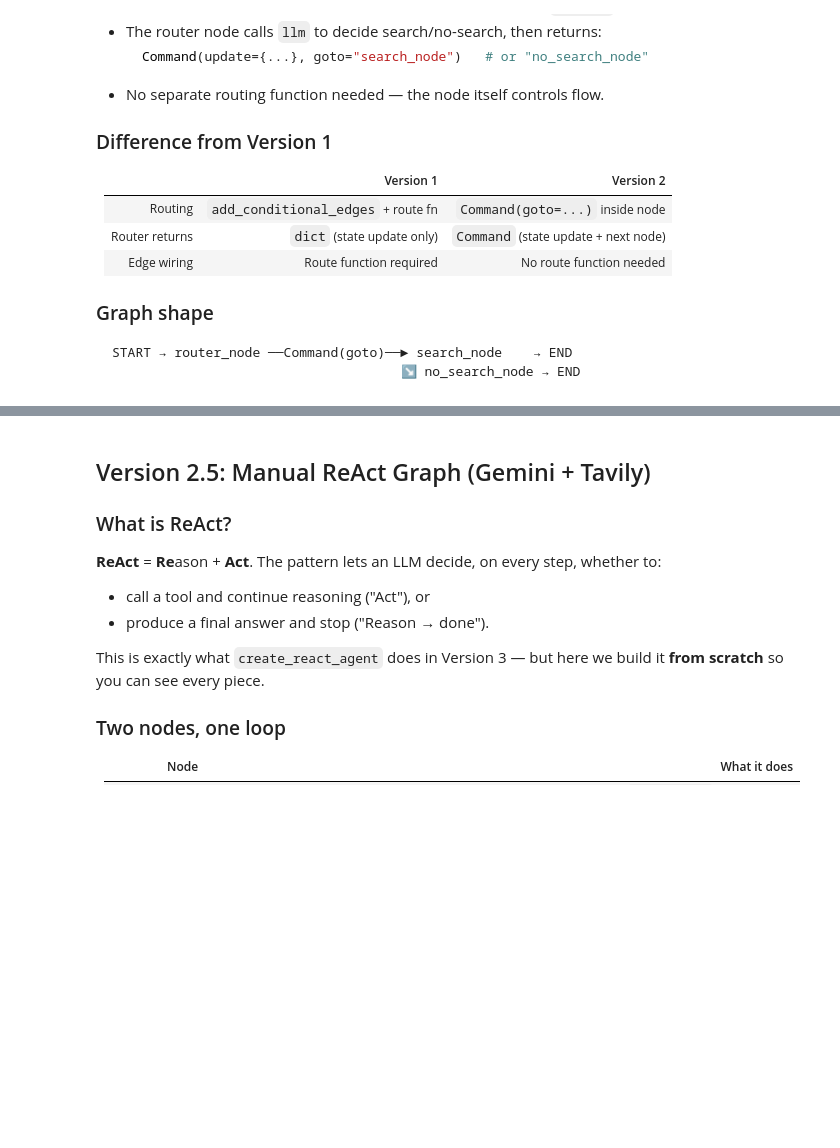
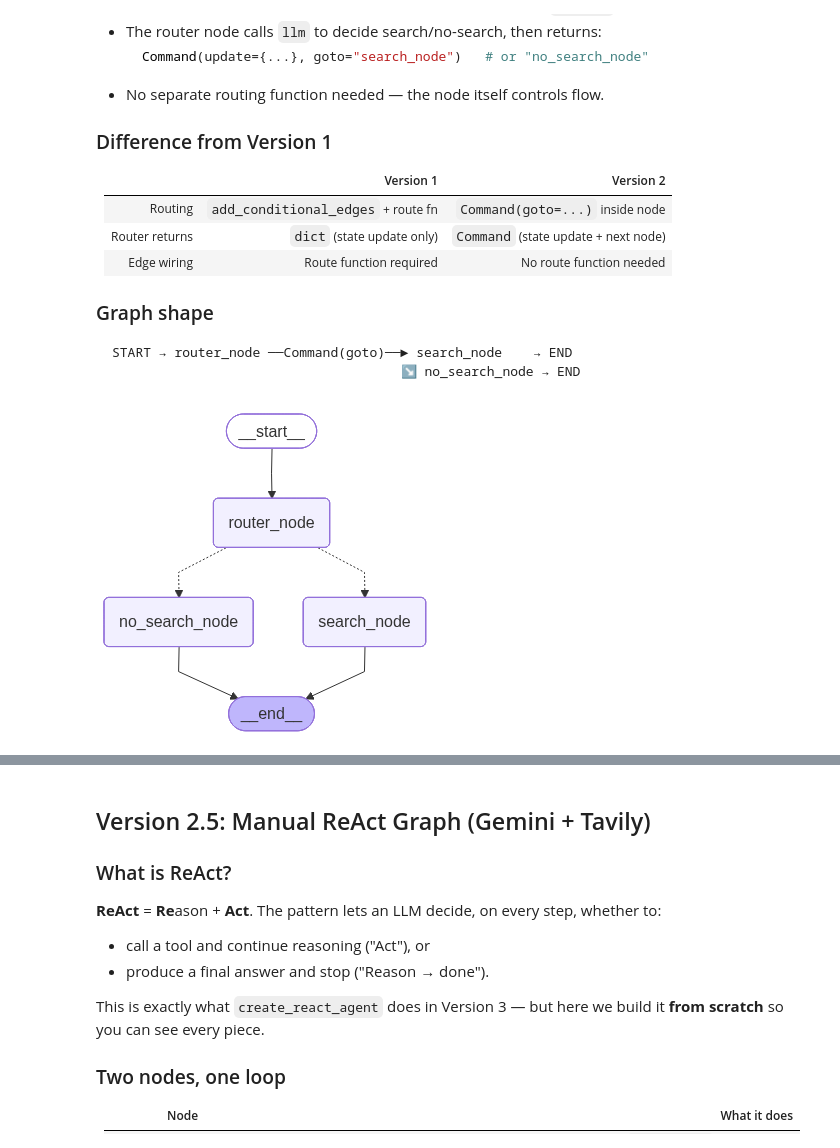
Before and after one commit to MacPhuPhong/Agentic_bootcamp, a Jupyter notebook: agent_101/graph_search_tools_exercise.ipynb, the cells around one changed output, grey strips where cells are left out. Saved outputs shown, nothing was run; the diff lists cells and outputs as text; code cells hidden in the pictures; blank space fills up the shorter version.

Commit message:
Update agent_101 graph search tools and checkpoint memory notebooks

```diff
--- a/agent_101/graph_search_tools_exercise.ipynb
+++ b/agent_101/graph_search_tools_exercise.ipynb
@@ -76,7 +76,7 @@ if MODEL_PROVIDER == "openai":
 else:
     assert GEMINI_API_KEY, "GEMINI_API_KEY not found — check your .env file"
     llm = ChatGoogleGenerativeAI(
-        model="gemini-2.0-flash-lite",
+        model="gemini-1.5-flash",
         google_api_key=GEMINI_API_KEY,
         temperature=0,
     )
@@ -208,7 +208,7 @@ if MODEL_PROVIDER == "openai":
 else:
     assert GEMINI_API_KEY, "genini api key not found"
     llm = ChatGoogleGenerativeAI(
-        model = "gemini-2.0-flash-lite",
+        model = "gemini-2.5-flash",
         api_key = GEMINI_API_KEY,
         temperature = 0,
     )
@@ -600,41 +610,118 @@ def v2_router_node(state: V2State) -> Command[Literal["search_node", "no_search_
     # 1) Build a yes/no prompt and call llm.invoke(prompt)
     # 2) Parse "yes"/"no" from response.content → pick goto target
     # 3) Return Command(update={"question": state["question"], "answer": ""}, goto=<target>)
-    raise NotImplementedError("Implement v2_router_node")
+
+    #
+    logger.info("v2_router_node | Analyzing question: %s", state['question'])
+
+    #
+    prompt = f"""Does the following question require a web search for real-time or current information?
+Question: {state['question']}
+
+Answer with only "yes" or "no".
+
+Examples:
+- "what is the current weather in Tokyo?" -> yes (needs real-time date)
+- "what is 2 + 2?" -> no (basic knowledge)
+- "what is the latest news about AI?" -> yes (needs current information)
+- "what is the capital of france?" -> no (static knowledge)
+
+Answer:    """
+
+    #
+    response = llm.invoke(prompt)
+
+    #
+    answer = response.content.lower().strip()
+
+    #
+    needs_search = 'yes' in answer
+
+    #
+    target = "search_node" if needs_search else "no_search_node"
+    logger.info(f"v2_router_node | LLM decide: {answer} -> routing to {target}")
+
+    return Command(
+        update={'question': state['question'], 'answer': ""},
+        goto=target
+    )
 
 
 def v2_search_node(state: V2State) -> V2State:
     # TODO:
     # 1) Call tavily_search.invoke(state["question"])
     # 2) Summarize snippets with llm
     # 3) Return {**state, "answer": summary.content}
-    raise NotImplementedError("Implement v2_search_node")
+
+    #
+    logger.info("v2_search_node | searching for: %s", state["question"])
+
+    #
+    search_results = tavily_search.invoke(state["question"])
+    logger.debug("v2_search_node | search results length: %d", len(search_results))
+
+    #
+    summarize_prompt = f"""Based on the following search results, provide a concise and helpful answer to the user's question.
+
+User's question: {state["question"]}
+
+Search results: {search_results}
+
+Please provide a clear, information answer based on this information:
+"""
+
+    #
+    summary_response = llm.invoke(summarize_prompt)
+    answer = summary_response.content
+
+    logger.info("v2_search_node | Generated answer length: %d chars", len(answer))
+
+    return Command(
+        update={'answer':answer},
+        goto = "END"
+    )
 
 
 def v2_no_search_node(state: V2State) -> V2State:
     # TODO:
     # 1) Call llm.invoke(state["question"])
     # 2) Return {**state, "answer": response.content}
-    raise NotImplementedError("Implement v2_no_search_node")
+
+    #
+    logger.info("v2_no_search_node | Answering directly: %s",state['question'])
+
+    #
+    response = llm.invoke(state["question"])
+    answer = response.content
+
+    #
+    logger.info("v2_no_search_node | Generated direct answer length: %d chars", len(answer))
+
+    return Command(
+        update={'answer': answer},
+        goto="END"
+    )
 
 
 v2_builder = StateGraph(V2State)
 v2_builder.add_node("router_node", v2_router_node)
 v2_builder.add_node("search_node", v2_search_node)
 v2_builder.add_node("no_search_node", v2_no_search_node)
 
 v2_builder.add_edge(START, "router_node")
 v2_builder.add_edge("search_node", END)
 v2_builder.add_edge("no_search_node", END)
 
 # TODO: compile graph into v2_graph
 #       v2_graph = v2_builder.compile()
-v2_graph = None
+v2_graph = v2_builder.compile()
 
 # ── Visualize (auto-renders once you compile above) ───────────────────────────
 if v2_graph is not None:
     from IPython.display import Image, display
     display(Image(v2_graph.get_graph().draw_mermaid_png()))
+# %% [output]
+[figure, added]
 # %%
 # Version 2 self-test
 
```
Also changed, not shown: parts of 6 cells of this notebook, 1 other file.
